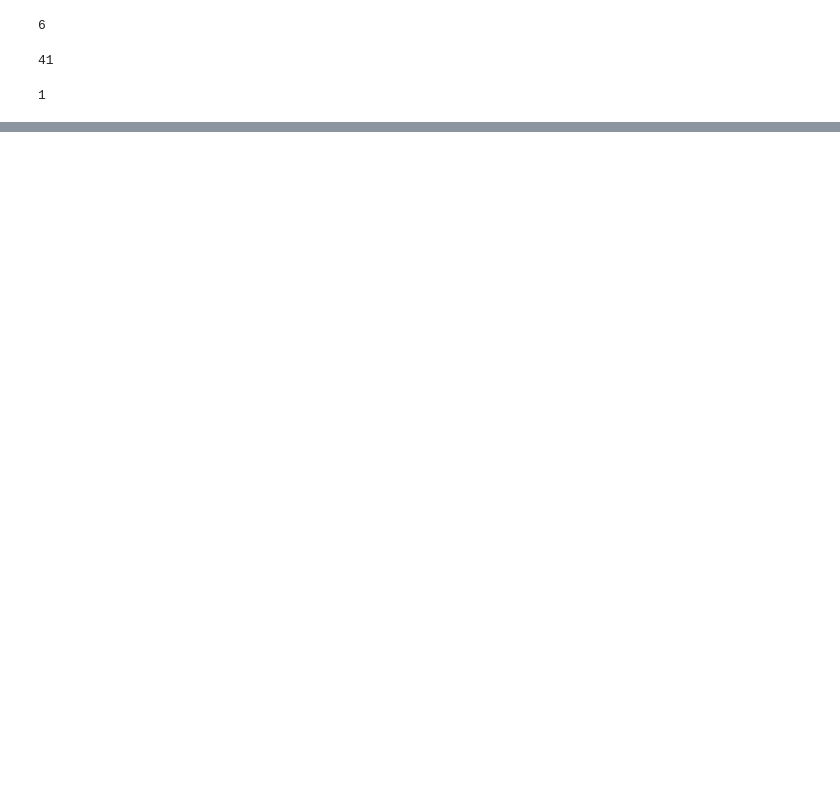
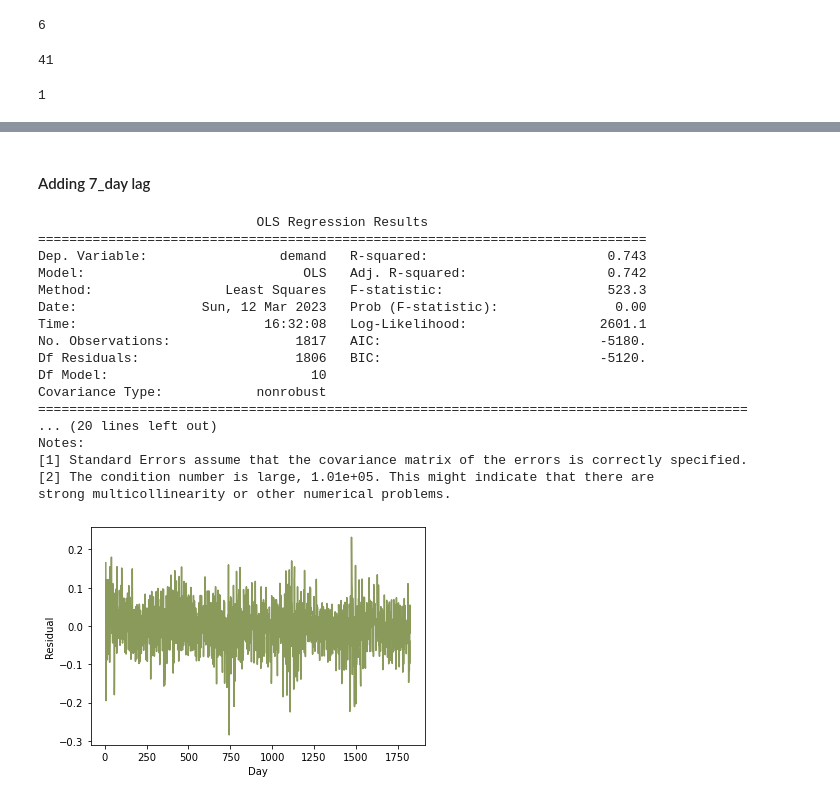
Before and after one commit to Dsl03/STAT303-2-Final-Project, a Jupyter notebook: Project files/Project Code Template.ipynb, the cells around one changed output, grey strips where cells are left out. Cells and saved outputs as stored; diff of their text form; code cells hidden in the pictures; blank space fills up the shorter version.

```diff
--- a/Project files/Project Code Template.ipynb
+++ b/Project files/Project Code Template.ipynb
@@ -395,15 +306,0 @@ base_vars = ['max_temperature', 'max_temperature_squared', 'min_temperature', 'm
-# %%
-# Calculate VIF
-
-from statsmodels.stats.outliers_influence import variance_inflation_factor
-from statsmodels.tools.tools import add_constant
-X = df[base_vars]
-X = add_constant(X, has_constant='add')
-vif_data = pd.DataFrame()
-vif_data['feature'] = X.columns
-
-for i in range(len(X.columns)):
-    X.columns[i]
-    vif_data.loc[i,'VIF'] = variance_inflation_factor(X.values, i)
-
-print(vif_data)
@@ -495 +421,16 @@ strong multicollinearity or other numerical problems.
+# %%
+# Changing variables based on earlier observations to prepare for autocorrelation
+df_filtered['demand'] = np.log(df_filtered['demand'])
+df_filtered['max_temperature_squared'] = (df_filtered['max_temperature'])**2
+df_filtered['min_temperature_squared'] = (df_filtered['min_temperature'])**2
+df_filtered['solar_exposure_squared'] = (df_filtered['solar_exposure'])**2
+# %%
+# Dropping variables irrelevant to our model-building
+df_filtered = df_filtered.drop(['RRP', 'demand_pos_RRP', 'RRP_positive',
+                                'demand_neg_RRP', 'RRP_negative', 'frac_at_neg_RRP'], axis=1)
+# %%
+# Defining base_vars to hold our main predictor variables
+base_vars = ['max_temperature', 'max_temperature_squared', 'min_temperature', \
+             'min_temperature_squared', 'solar_exposure', 'solar_exposure_squared', \
+             'holiday', 'rainfall']
 # %%
@@ -697 +638,3 @@ np.sqrt(sse/365)
+# %% [markdown]
+#### Adding 7_day lag
 # %%
@@ -706,9 +649,28 @@ for date in all_dates:
     sse += ((np.exp(subset['demand']) - np.exp(temp.values))**2).sum()
     predictions = pd.concat([predictions, temp])
 # %%
-model, residuals = build_model(base_vars+['demand_lag_1_day', 'demand_lag_2_day'])
+model, residuals = build_model(base_vars+['demand_lag_1_day', 'demand_lag_7_day'])
 print(model.summary())
 plt_residual(residuals)
+# %% [output]
+                            OLS Regression Results
+==============================================================================
+Dep. Variable:                 demand   R-squared:                       0.743
+Model:                            OLS   Adj. R-squared:                  0.742
+Method:                 Least Squares   F-statistic:                     523.3
+Date:                Sun, 12 Mar 2023   Prob (F-statistic):               0.00
+Time:                        16:32:08   Log-Likelihood:                 2601.1
+No. Observations:                1817   AIC:                            -5180.
+Df Residuals:                    1806   BIC:                            -5120.
+Df Model:                          10
+Covariance Type:            nonrobust
+===========================================================================================
+... (20 lines left out)
+Notes:
+[1] Standard Errors assume that the covariance matrix of the errors is correctly specified.
+[2] The condition number is large, 1.01e+05. This might indicate that there are
+strong multicollinearity or other numerical problems.
+[figure, added]
 # %%
 sns.scatterplot(x=df_filtered['demand'], y=predictions[0], color = '#8A9A5B')
 x_var = np.linspace(min(df_filtered['demand']), max(df_filtered['demand']))
```
Also changed, not shown: parts of 71 cells of this notebook, 1 other file.
